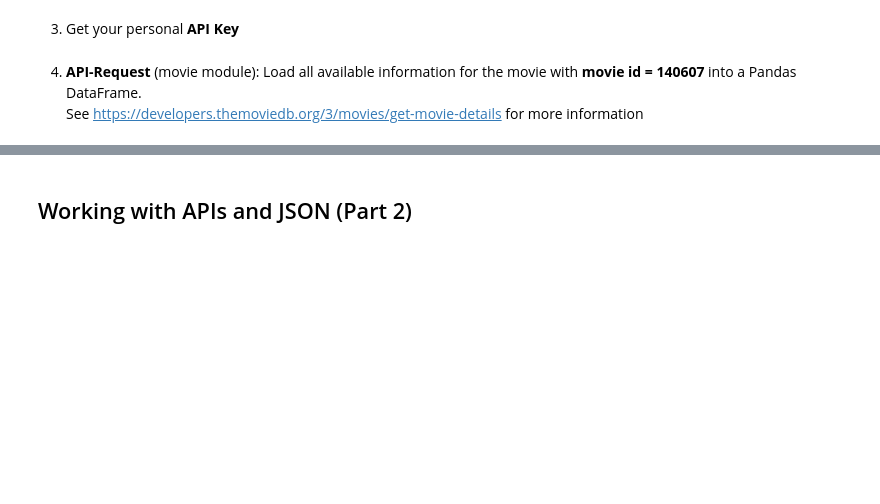
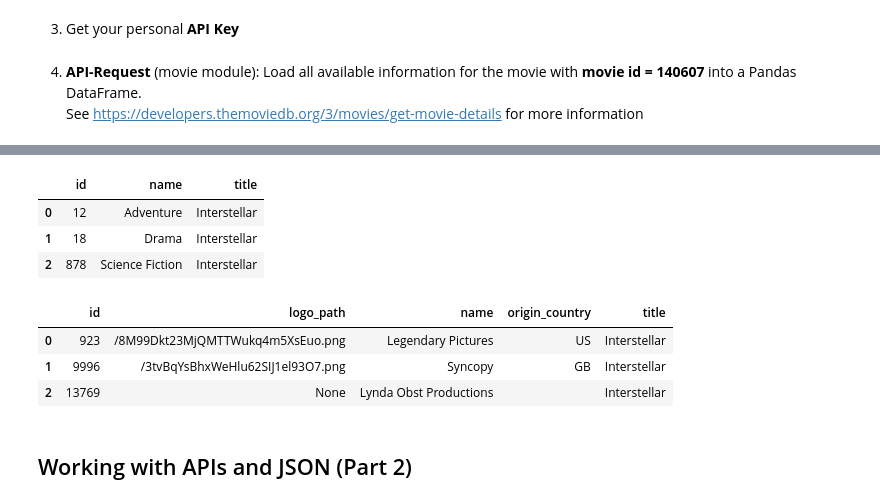
Before and after one commit to Jamal811/Data-Science, a Jupyter notebook: Data-Scince-Projectbase/12-Projects-Data Science course/2 - Project 2 Data Import Working with APIs and JSON Movies Dataset/Project_02_ProjectBrief_blank.ipynb, the cells around one changed output, grey strips where cells are left out. Saved outputs shown, nothing was run; the diff lists cells and outputs as text; code cells hidden in the pictures; blank space fills up the shorter version.

```diff
--- a/Data-Scince-Projectbase/12-Projects-Data Science course/2 - Project 2 Data Import Working with APIs and JSON Movies Dataset/Project_02_ProjectBrief_blank.ipynb
+++ b/Data-Scince-Projectbase/12-Projects-Data Science course/2 - Project 2 Data Import Working with APIs and JSON Movies Dataset/Project_02_ProjectBrief_blank.ipynb
@@ -247,0 +256,3 @@ df
+# %%
+movie_api = "https://api.themoviedb.org/3/movie/{}?"
+movie_api
@@ -247,0 +261,3 @@ df
+# %%
+url = movie_api.format(movie_id) + api_key
+url
@@ -247,0 +266,3 @@ df
+# %%
+r = requests.get(url)
+r
@@ -247,0 +271,2 @@ df
+# %%
+data = r.json()
@@ -248,3 +332,17 @@ df
+# %%
+pd.json_normalize(data = data, record_path =  "genres", meta = "title")
+# %% [output]
+|  | id | name | title |
+| 0 | 12 | Adventure | Interstellar |
+| 1 | 18 | Drama | Interstellar |
+| 2 | 878 | Science Fiction | Interstellar |
+# %%
+pd.json_normalize(data = data, record_path =  "production_companies", meta = "title")
+# %% [output]
+|  | id | logo_path | name | origin_country | title |
+| 0 | 923 | /8M99Dkt23MjQMTTWukq4m5XsEuo.png | Legendary Pictures | US | Interstellar |
+| 1 | 9996 | /3tvBqYsBhxWeHlu62SIJ1el93O7.png | Syncopy | GB | Interstellar |
+| 2 | 13769 | None | Lynda Obst Productions |  | Interstellar |
 # %% [markdown]
 ## Working with APIs and JSON (Part 2)
 # %% [markdown]
```
Also changed, not shown: parts of 12 cells of this notebook.
